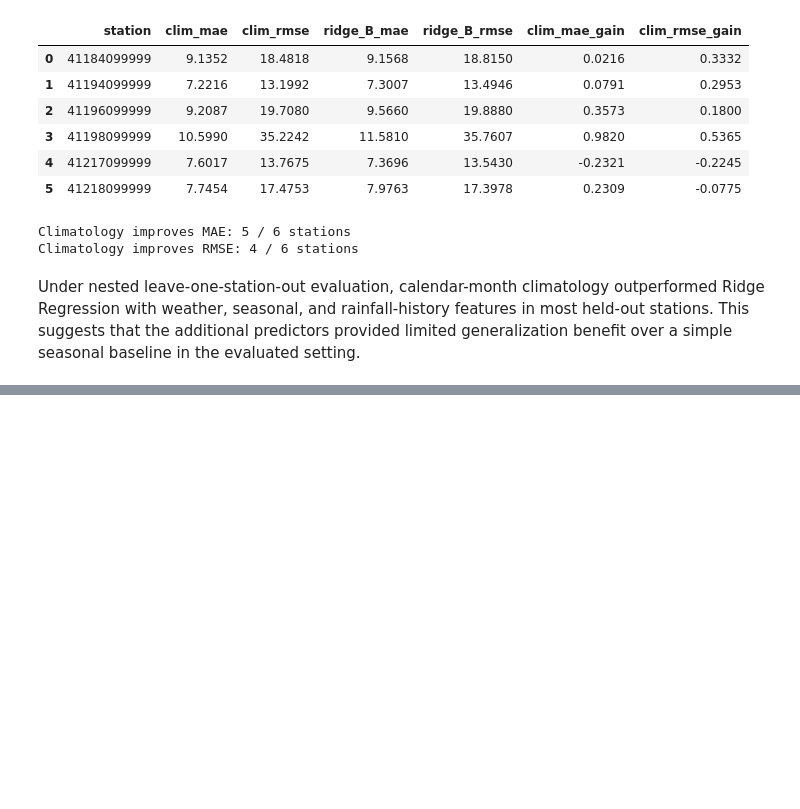
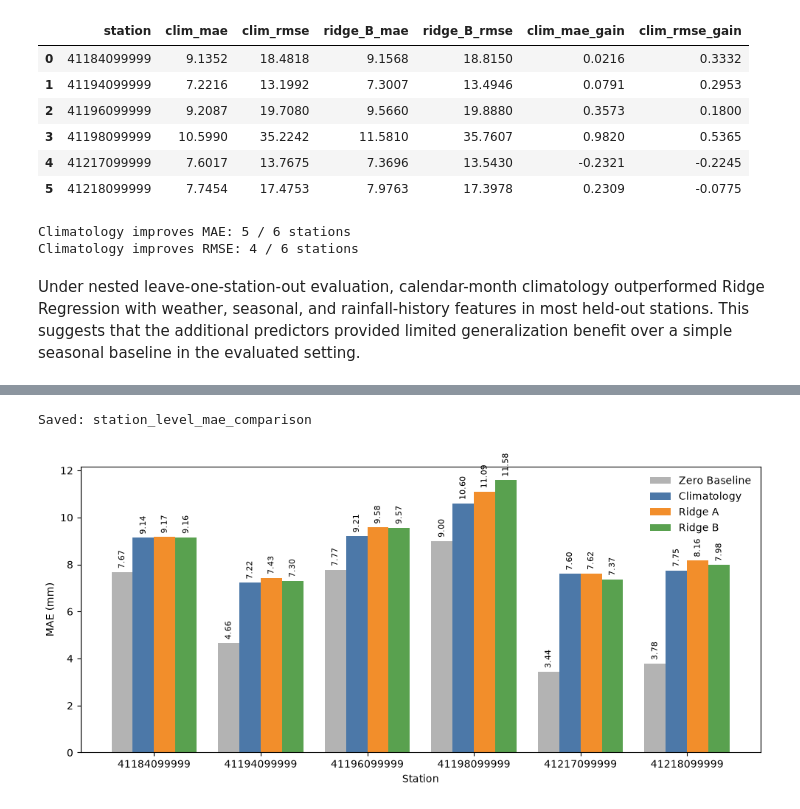
Before and after one commit to mrym828/Rainfall-generalization, a Jupyter notebook: notebooks/06_ridge_seasonal_loso.ipynb, the cells around one changed output, grey strips where cells are left out. Drawn from its saved outputs; the diff is of its cells as text; code cells hidden in the pictures; blank space fills up the shorter version.

```diff
--- a/notebooks/06_ridge_seasonal_loso.ipynb
+++ b/notebooks/06_ridge_seasonal_loso.ipynb
@@ -584,0 +712,67 @@ Main results table verification: PASSED
+# %%
+plot_df = mae_comparison.copy()
+
+stations = plot_df.index.astype(str).tolist()
+x = np.arange(len(stations))
+width = 0.2
+
+fig, ax = plt.subplots(figsize=(10, 4.8))
+
+bars1 = ax.bar(
+    x - 1.5 * width,
+    plot_df["Zero Baseline"],
+    width,
+    label="Zero Baseline",
+    color="0.7"
+)
+
+bars2 = ax.bar(
+    x - 0.5 * width,
+    plot_df["Climatology"],
+    width,
+    label="Climatology",
+    color="#4C78A8"
+)
+
+bars3 = ax.bar(
+    x + 0.5 * width,
+    plot_df["Ridge A"],
+    width,
+    label="Ridge A",
+    color="#F28E2B"
+)
+
+bars4 = ax.bar(
+    x + 1.5 * width,
+    plot_df["Ridge B"],
+    width,
+    label="Ridge B",
+    color="#59A14F"
+)
+
+ax.set_xlabel("Station")
+ax.set_ylabel("MAE (mm)")
+ax.set_xticks(x)
+ax.set_xticklabels(stations)
+ax.legend(frameon=False)
+
+# value labels
+for bars in [bars1, bars2, bars3, bars4]:
+    for bar in bars:
+        h = bar.get_height()
+        ax.text(
+            bar.get_x() + bar.get_width()/2,
+            h + 0.15,
+            f"{h:.2f}",
+            ha="center",
+            va="bottom",
+            fontsize=8,
+            rotation=90
+        )
+
+fig.tight_layout()
+save_figure(fig, "station_level_mae_comparison")
+plt.show()
+# %% [output]
+Saved: station_level_mae_comparison
+[figure, added]
```
Also changed, not shown: parts of 10 cells of this notebook, 4 other files.
